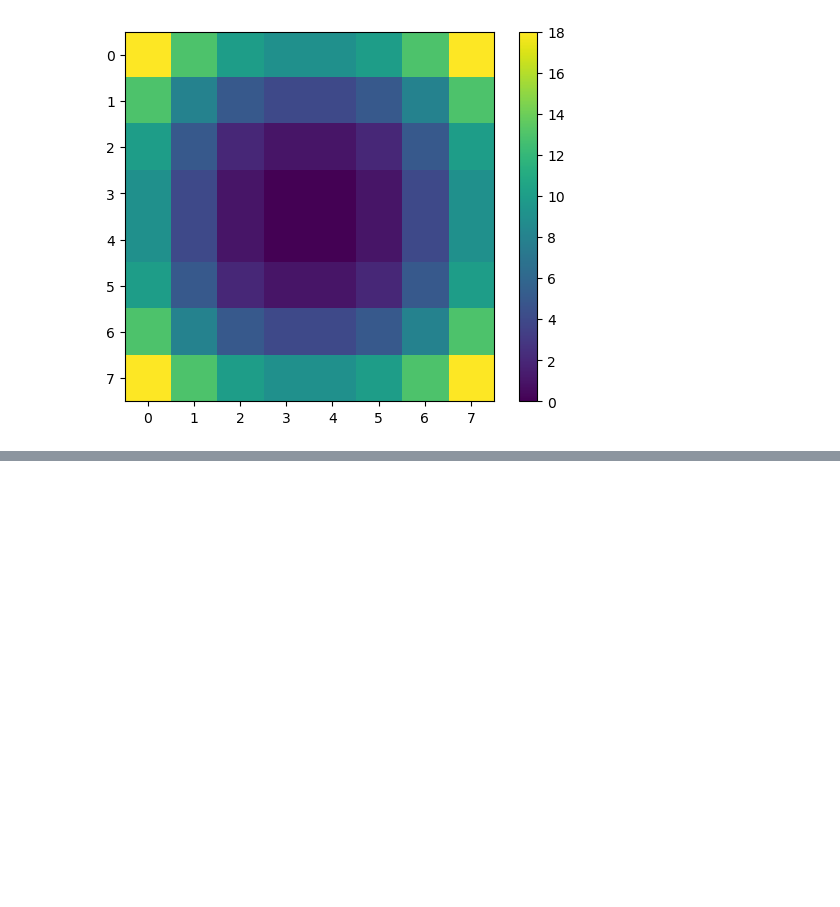
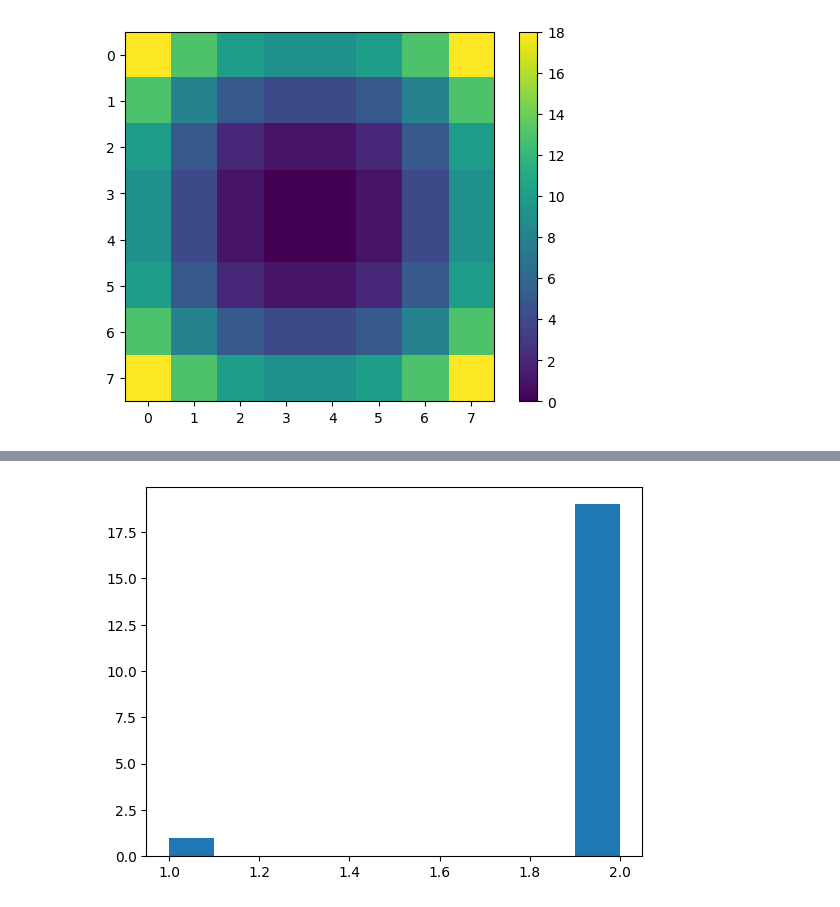
Before and after one commit to BenBouiss/Othello, a Jupyter notebook: Stat_exploration.ipynb, the cells around one changed output, grey strips where cells are left out. Saved outputs shown, nothing was run; the diff lists cells and outputs as text; code cells hidden in the pictures; blank space fills up the shorter version.

```diff
--- a/Stat_exploration.ipynb
+++ b/Stat_exploration.ipynb
@@ -248,0 +282,4 @@ plt.colorbar()
+# %%
+plot_hist_winner("Stat_store/Stat_1699785314_iter_20.csv")
+# %% [output]
+[figure, added]
```
Also changed, not shown: parts of 6 cells of this notebook, 10 other files.
